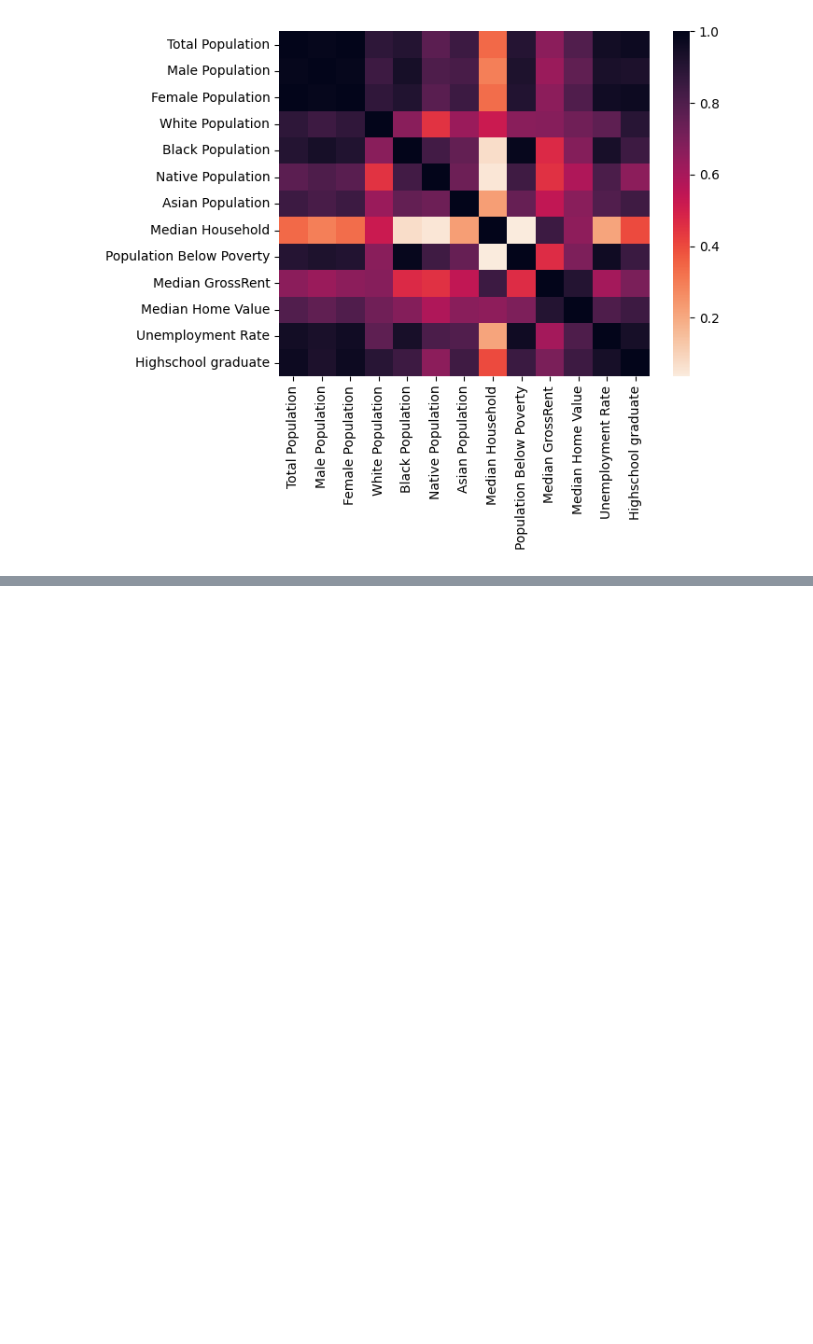
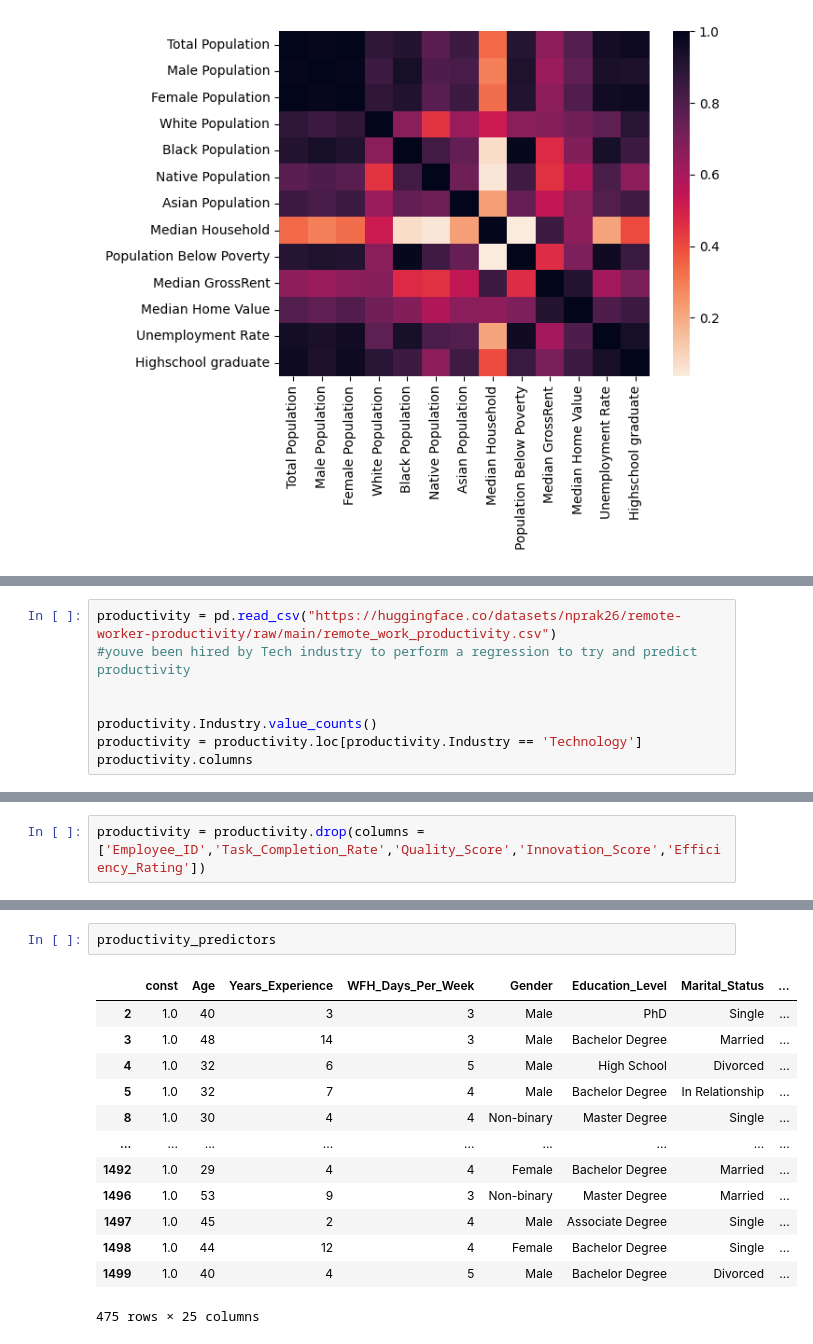
Before and after one commit to stoicelephant/DIDA325, a Jupyter notebook: overview/everything.ipynb, the cells around one changed output, grey strips where cells are left out. Cells and saved outputs as stored; diff of their text form; blank space fills up the shorter version.

```diff
--- a/overview/everything.ipynb
+++ b/overview/everything.ipynb
@@ -332,0 +473,8 @@ plt.show()
+# %%
+productivity = pd.read_csv("https://huggingface.co/datasets/nprak26/remote-worker-productivity/raw/main/remote_work_productivity.csv")
+#youve been hired by Tech industry to perform a regression to try and predict productivity
+
+
+productivity.Industry.value_counts()
+productivity = productivity.loc[productivity.Industry == 'Technology']
+productivity.columns
@@ -332,0 +498,2 @@ plt.show()
+# %%
+productivity = productivity.drop(columns = ['Employee_ID','Task_Completion_Rate','Quality_Score','Innovation_Score','Efficiency_Rating'])
@@ -332,0 +525,16 @@ plt.show()
+# %%
+productivity_predictors
+# %% [output]
+|  | const | Age | Years_Experience | WFH_Days_Per_Week | Gender | Education_Level | Marital_Status | ... |
+| 2 | 1.0 | 40 | 3 | 3 | Male | PhD | Single | ... |
+| 3 | 1.0 | 48 | 14 | 3 | Male | Bachelor Degree | Married | ... |
+| 4 | 1.0 | 32 | 6 | 5 | Male | High School | Divorced | ... |
+| 5 | 1.0 | 32 | 7 | 4 | Male | Bachelor Degree | In Relationship | ... |
+| 8 | 1.0 | 30 | 4 | 4 | Non-binary | Master Degree | Single | ... |
+| ... | ... | ... | ... | ... | ... | ... | ... | ... |
+| 1492 | 1.0 | 29 | 4 | 4 | Female | Bachelor Degree | Married | ... |
+| 1496 | 1.0 | 53 | 9 | 3 | Non-binary | Master Degree | Married | ... |
+| 1497 | 1.0 | 45 | 2 | 4 | Male | Associate Degree | Single | ... |
+| 1498 | 1.0 | 44 | 12 | 4 | Female | Bachelor Degree | Single | ... |
+| 1499 | 1.0 | 40 | 4 | 5 | Male | Bachelor Degree | Divorced | ... |
+475 rows × 25 columns
```
Also changed, not shown: parts of 37 cells of this notebook.
